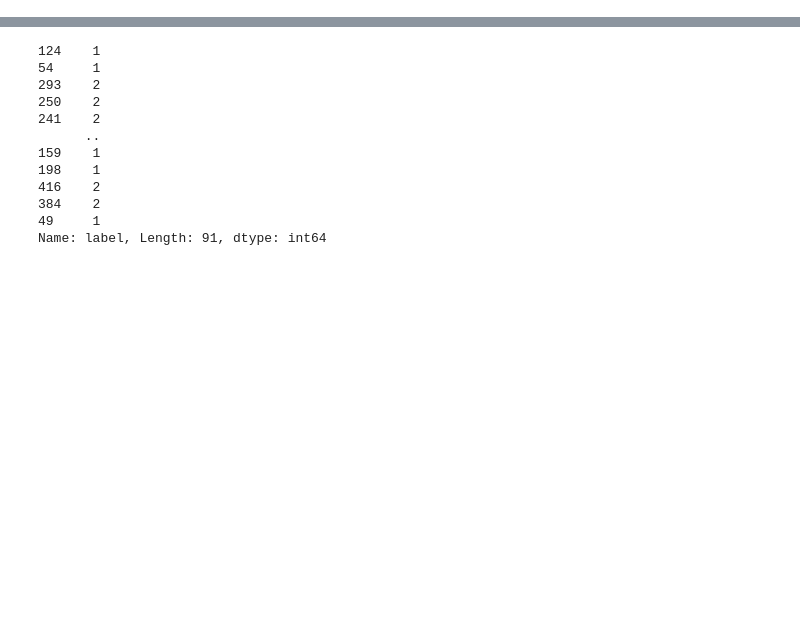
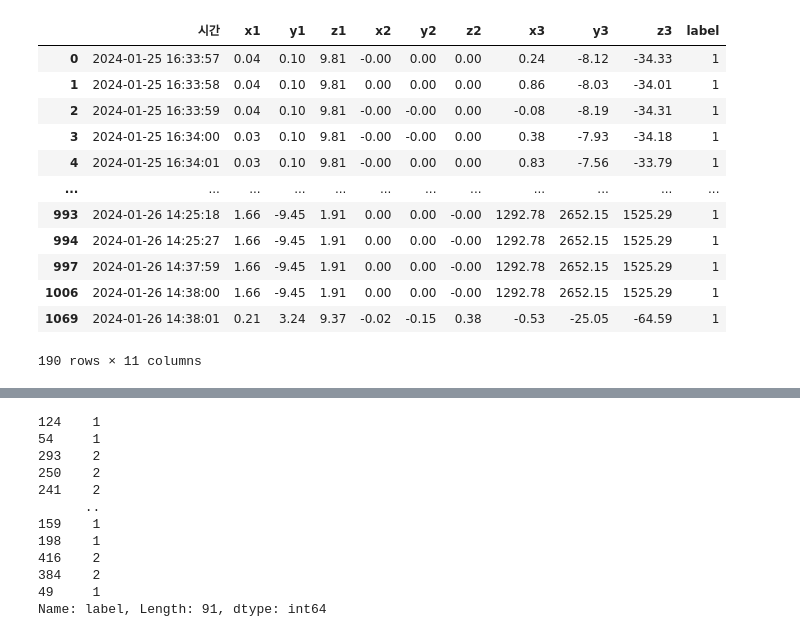
Before and after one commit to tukcomCD2024/YooDoRi, a Jupyter notebook: ai/Movement_status_classification.ipynb, the cells around one changed output, grey strips where cells are left out. Saved outputs shown, nothing was run; the diff lists cells and outputs as text; code cells hidden in the pictures; blank space fills up the shorter version.

```diff
--- a/ai/Movement_status_classification.ipynb
+++ b/ai/Movement_status_classification.ipynb
@@ -144,2 +229,18 @@ df4
+# %%
+df1
+# %% [output]
+|  | 시간 | x1 | y1 | z1 | x2 | y2 | z2 | x3 | y3 | z3 | label |
+| 0 | 2024-01-25 16:33:57 | 0.04 | 0.10 | 9.81 | -0.00 | 0.00 | 0.00 | 0.24 | -8.12 | -34.33 | 1 |
+| 1 | 2024-01-25 16:33:58 | 0.04 | 0.10 | 9.81 | 0.00 | 0.00 | 0.00 | 0.86 | -8.03 | -34.01 | 1 |
+| 2 | 2024-01-25 16:33:59 | 0.04 | 0.10 | 9.81 | -0.00 | -0.00 | 0.00 | -0.08 | -8.19 | -34.31 | 1 |
+| 3 | 2024-01-25 16:34:00 | 0.03 | 0.10 | 9.81 | -0.00 | -0.00 | 0.00 | 0.38 | -7.93 | -34.18 | 1 |
+| 4 | 2024-01-25 16:34:01 | 0.03 | 0.10 | 9.81 | -0.00 | 0.00 | 0.00 | 0.83 | -7.56 | -33.79 | 1 |
+| ... | ... | ... | ... | ... | ... | ... | ... | ... | ... | ... | ... |
+| 993 | 2024-01-26 14:25:18 | 1.66 | -9.45 | 1.91 | 0.00 | 0.00 | -0.00 | 1292.78 | 2652.15 | 1525.29 | 1 |
+| 994 | 2024-01-26 14:25:27 | 1.66 | -9.45 | 1.91 | 0.00 | 0.00 | -0.00 | 1292.78 | 2652.15 | 1525.29 | 1 |
+| 997 | 2024-01-26 14:37:59 | 1.66 | -9.45 | 1.91 | 0.00 | 0.00 | -0.00 | 1292.78 | 2652.15 | 1525.29 | 1 |
+| 1006 | 2024-01-26 14:38:00 | 1.66 | -9.45 | 1.91 | 0.00 | 0.00 | -0.00 | 1292.78 | 2652.15 | 1525.29 | 1 |
+| 1069 | 2024-01-26 14:38:01 | 0.21 | 3.24 | 9.37 | -0.02 | -0.15 | 0.38 | -0.53 | -25.05 | -64.59 | 1 |
+190 rows × 11 columns
 # %%
 # 각 df 병합
```
Also changed, not shown: parts of 26 cells of this notebook.
